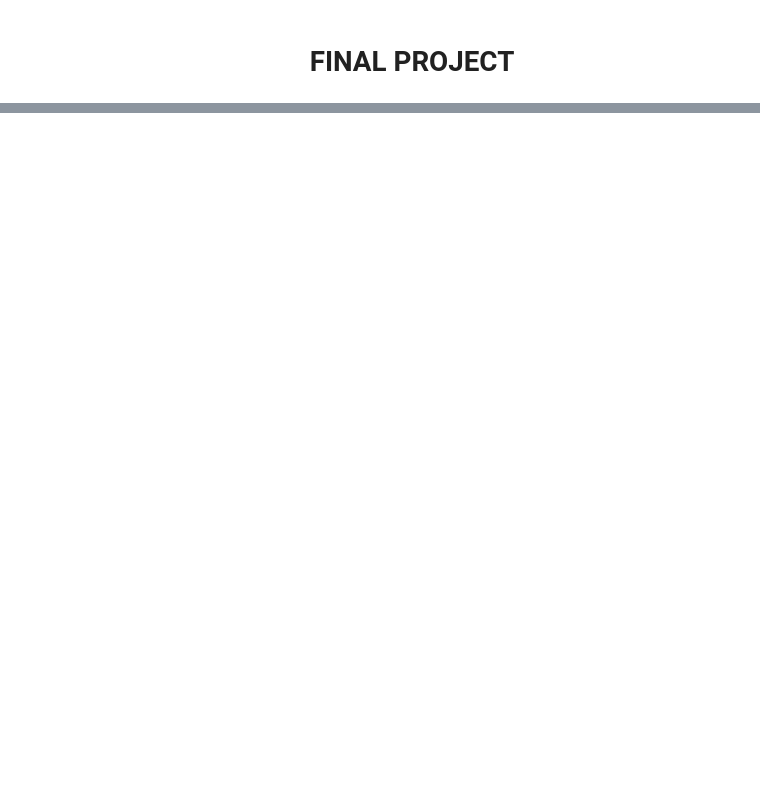
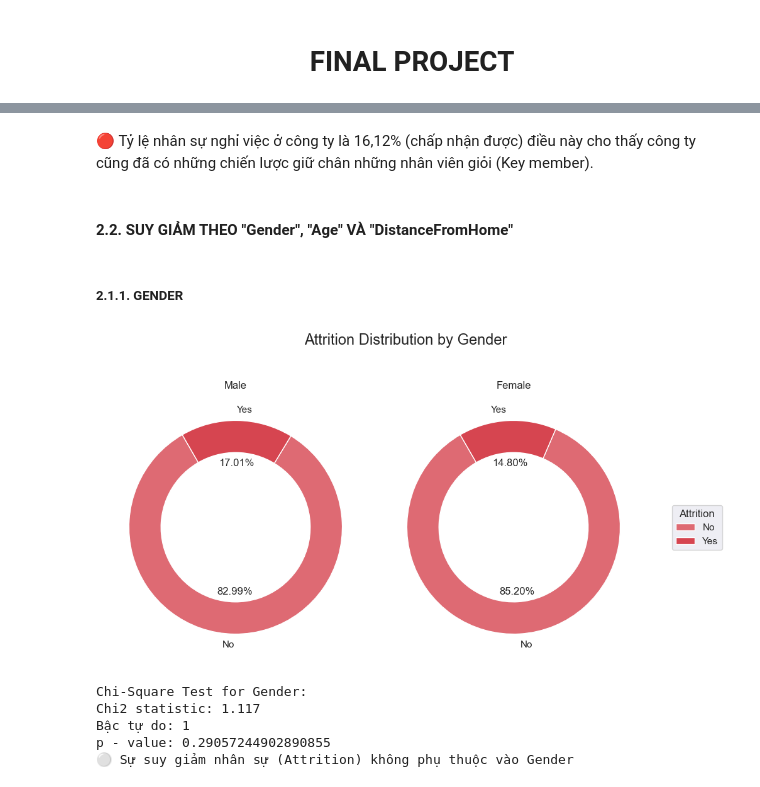
Before and after one commit to daominhthuan42/mindx-data-analytics-bootcamp, a Jupyter notebook: 00_MODULE_1/FINAL_PROJECT/02_PYTHON/FINAL_PROJECT.ipynb, the cells around one changed output, grey strips where cells are left out. Drawn from its saved outputs; the diff is of its cells as text; code cells hidden in the pictures; blank space fills up the shorter version.

```diff
--- a/00_MODULE_1/FINAL_PROJECT/02_PYTHON/FINAL_PROJECT.ipynb
+++ b/00_MODULE_1/FINAL_PROJECT/02_PYTHON/FINAL_PROJECT.ipynb
@@ -753,0 +297,64 @@ plt.show()
+# %% [markdown]
+🔴 Tỷ lệ nhân sự nghỉ việc ở công ty là 16,12% (chấp nhận được) điều này cho thấy công ty cũng đã có những chiến lược giữ chân những nhân viên giỏi (Key member).
+# %% [markdown]
+#### <b> 2.2. SUY GIẢM THEO "Gender", "Age" VÀ "DistanceFromHome"
+# %% [markdown]
+##### <b> 2.1.1. GENDER
+# %%
+attriByMale  = df[df['Gender'] == "Male"]['Attrition'].value_counts()
+attriByFeMale  = df[df['Gender'] == "Female"]['Attrition'].value_counts()
+fig = plt.figure(figsize=(10, 6))
+ax0 = fig.add_subplot(1, 2, 1)
+ax1 = fig.add_subplot(1, 2, 2)
+
+ax0.pie(
+                attriByMale,
+                labels = attriByMale.index,
+                colors = ['#de6a73', '#d64550'],
+                autopct = '%1.2f%%',
+                startangle = 120,
+                wedgeprops=dict(width=.3), # donut chart
+                shadow= False,
+            )
+ax0.set_title("Male")
+
+ax1.pie(
+                attriByFeMale,
+                labels = attriByFeMale.index,
+                colors = ['#de6a73', '#d64550'],
+                autopct = '%1.2f%%',
+                startangle = 120,
+                wedgeprops=dict(width=.3), # donut chart
+                shadow= False,
+            )
+ax1.set_title("Female")
+
+plt.suptitle('Attrition Distribution by Gender', fontsize = 17)
+plt.legend(title = 'Attrition', loc = 'upper right', bbox_to_anchor = (1.3, 0.6))
+plt.tight_layout()
+plt.show()
+# %% [output]
+[figure, added]
+# %%
+# Chi-Square Test: https://www.scribbr.com/statistics/chi-square-test-of-independence
+# Đặt giả thuyết H0 là sự suy giảm nhân sự (Attrition) không phụ thuộc vào gender.
+# H1 là sự suy giảm nhân sự (Attrition) phụ thuộc vào gender.
+crosstab = pd.crosstab(df['Attrition'], df['Gender'])
+chi2, p, dof, expected = chi2_contingency(crosstab)
+
+print(f"\nChi-Square Test for Gender:")
+print(f"Chi2 statistic: {chi2:.3f}")
+print(f"Bậc tự do: {dof}")
+print(f"p - value: {p}")
+if p <= 0.05:
+    # BÁC BỎ GIẢ THUYẾT H0
+    print("🟢 Sự suy giảm nhân sự (Attrition) phụ thuộc vào Gender")
+else:
+    # CHẤP NHẬN GIẢ THUYẾT H0
+    print("⚪ Sự suy giảm nhân sự (Attrition) không phụ thuộc vào Gender")
+# %% [output]
+Chi-Square Test for Gender:
+Chi2 statistic: 1.117
+Bậc tự do: 1
+p - value: 0.29057244902890855
+⚪ Sự suy giảm nhân sự (Attrition) không phụ thuộc vào Gender
```
Also changed, not shown: parts of 110 cells of this notebook, 9 other files.
